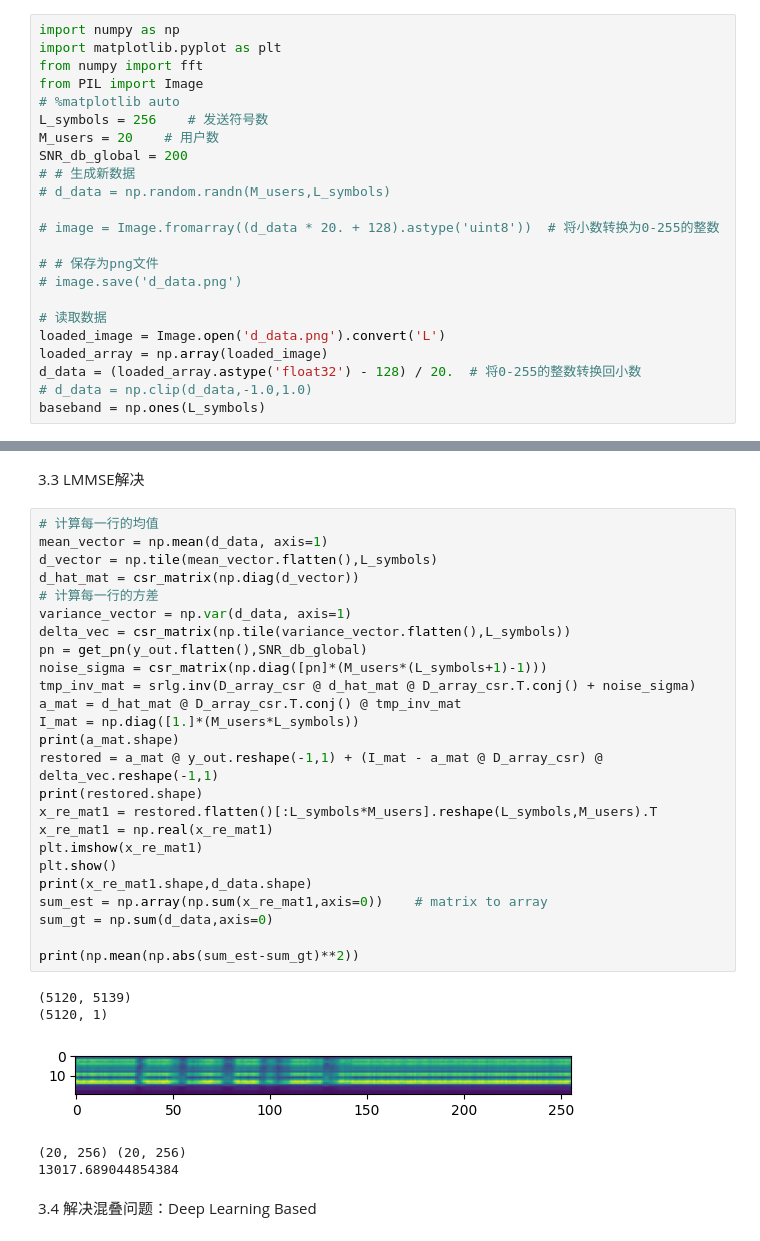
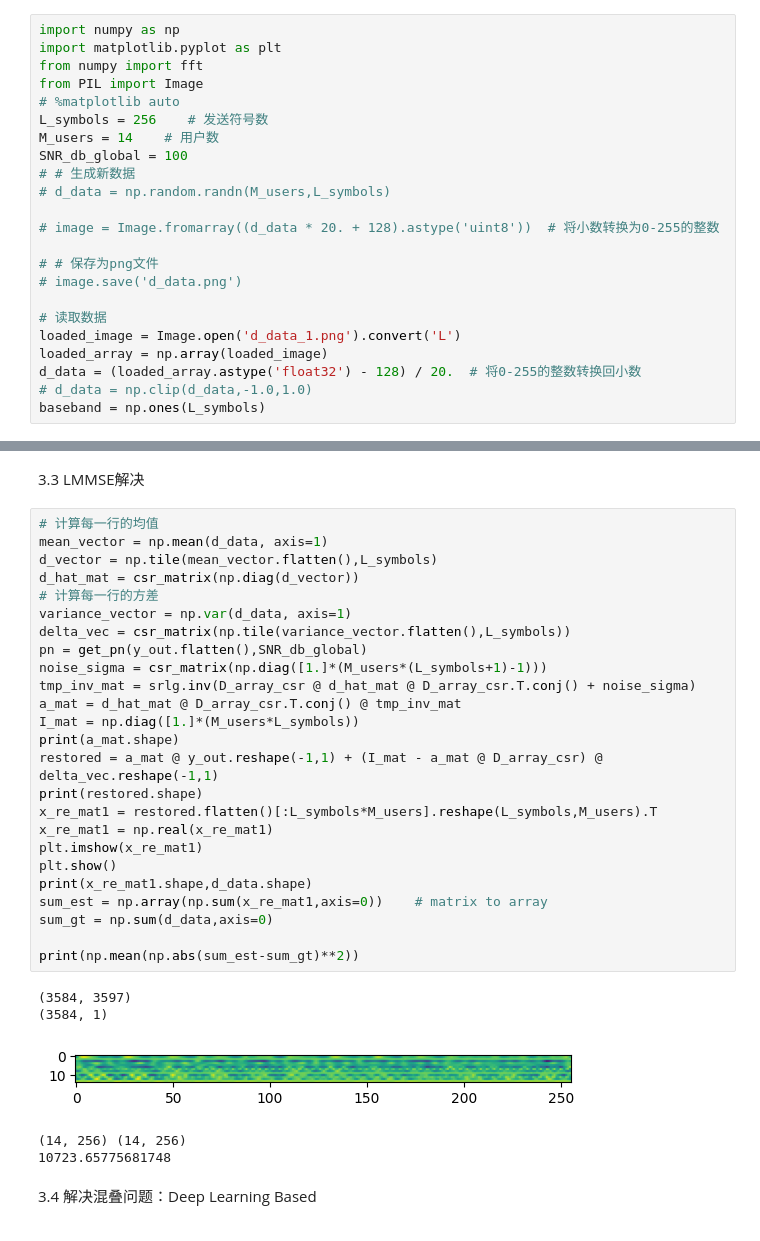
Before and after one commit to auto-Dog/MOAC_deep, a Jupyter notebook: src/time_freq_unaligend.ipynb, the cells around one changed output, grey strips where cells are left out. Drawn from its saved outputs; the diff is of its cells as text.

```diff
--- a/src/time_freq_unaligend.ipynb
+++ b/src/time_freq_unaligend.ipynb
@@ -9,8 +9,8 @@ from numpy import fft
 from PIL import Image
 # %matplotlib auto
 L_symbols = 256    # 发送符号数
-M_users = 20    # 用户数
-SNR_db_global = 200
+M_users = 14    # 用户数
+SNR_db_global = 100
 # # 生成新数据
 # d_data = np.random.randn(M_users,L_symbols)
 
@@ -20,7 +20,7 @@ SNR_db_global = 200
 # image.save('d_data.png')
 
 # 读取数据
-loaded_image = Image.open('d_data.png').convert('L')
+loaded_image = Image.open('d_data_1.png').convert('L')
 loaded_array = np.array(loaded_image)
 d_data = (loaded_array.astype('float32') - 128) / 20.  # 将0-255的整数转换回小数
 # d_data = np.clip(d_data,-1.0,1.0)
@@ -251,34 +252,34 @@ print(np.mean(np.abs(np.sum(x_re_mat,axis=0)-np.sum(d_data,axis=0))**2))
 # %%
 # 计算每一行的均值
 mean_vector = np.mean(d_data, axis=1)
 d_vector = np.tile(mean_vector.flatten(),L_symbols)
 d_hat_mat = csr_matrix(np.diag(d_vector))
 # 计算每一行的方差
 variance_vector = np.var(d_data, axis=1)
 delta_vec = csr_matrix(np.tile(variance_vector.flatten(),L_symbols))
 pn = get_pn(y_out.flatten(),SNR_db_global)
-noise_sigma = csr_matrix(np.diag([pn]*(M_users*(L_symbols+1)-1)))
+noise_sigma = csr_matrix(np.diag([1.]*(M_users*(L_symbols+1)-1)))
 tmp_inv_mat = srlg.inv(D_array_csr @ d_hat_mat @ D_array_csr.T.conj() + noise_sigma)
 a_mat = d_hat_mat @ D_array_csr.T.conj() @ tmp_inv_mat
 I_mat = np.diag([1.]*(M_users*L_symbols))
 print(a_mat.shape)
 restored = a_mat @ y_out.reshape(-1,1) + (I_mat - a_mat @ D_array_csr) @ delta_vec.reshape(-1,1)
 print(restored.shape)
 x_re_mat1 = restored.flatten()[:L_symbols*M_users].reshape(L_symbols,M_users).T
 x_re_mat1 = np.real(x_re_mat1)
 plt.imshow(x_re_mat1)
 plt.show()
 print(x_re_mat1.shape,d_data.shape)
 sum_est = np.array(np.sum(x_re_mat1,axis=0))    # matrix to array
 sum_gt = np.sum(d_data,axis=0)
 
 print(np.mean(np.abs(sum_est-sum_gt)**2))
 # %% [output]
-(5120, 5139)
-(5120, 1)
+(3584, 3597)
+(3584, 1)
-[figure, old version]
+[figure, new version]
-(20, 256) (20, 256)
-13017.689044854384
+(14, 256) (14, 256)
+10723.65775681748
 # %% [markdown]
 3.4 解决混叠问题：Deep Learning Based
 # %%
```
Also changed, not shown: parts of 8 cells of this notebook, 7 other files.
